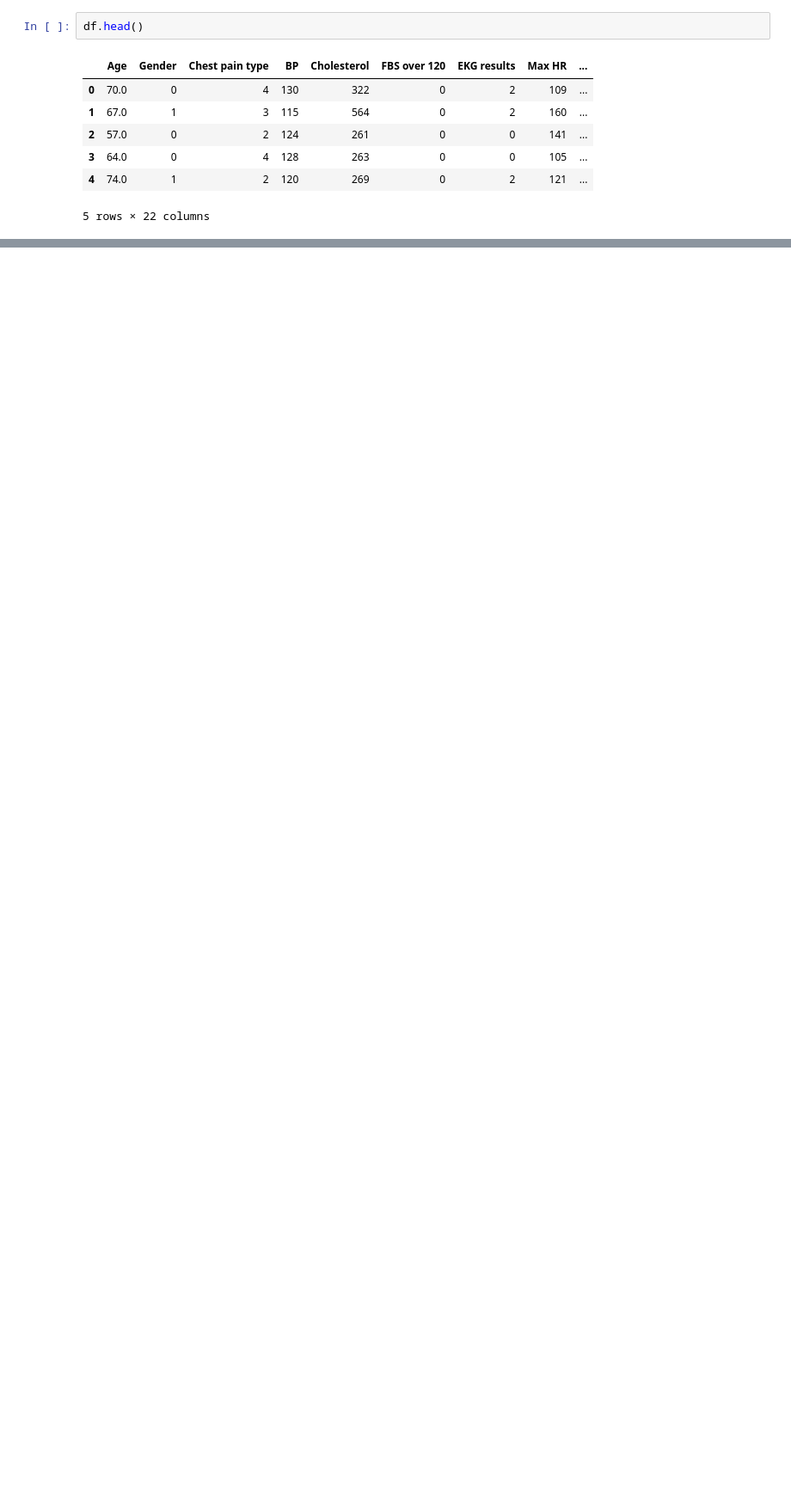
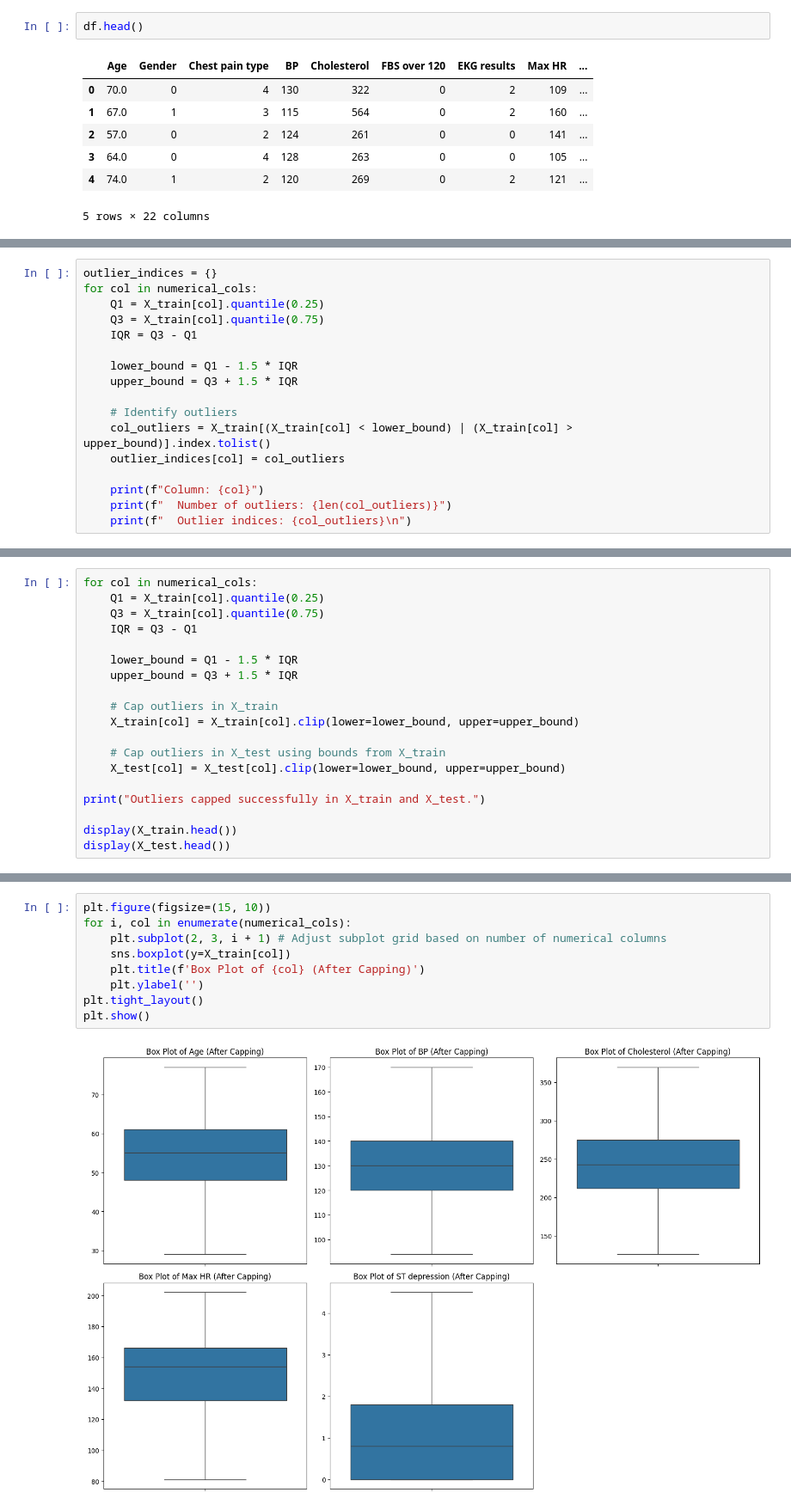
Before and after one commit to MohammedNaser28/heart-disease-prediction, a Jupyter notebook: Heart_disease.ipynb, the cells around one changed output, grey strips where cells are left out. Shown at 86% size. Drawn from its saved outputs; the diff is of its cells as text; blank space fills up the shorter version.

```diff
--- a/Heart_disease.ipynb
+++ b/Heart_disease.ipynb
@@ -290,0 +325,17 @@ df.head()
+# %%
+outlier_indices = {}
+for col in numerical_cols:
+    Q1 = X_train[col].quantile(0.25)
+    Q3 = X_train[col].quantile(0.75)
+    IQR = Q3 - Q1
+
+    lower_bound = Q1 - 1.5 * IQR
+    upper_bound = Q3 + 1.5 * IQR
+
+    # Identify outliers
+    col_outliers = X_train[(X_train[col] < lower_bound) | (X_train[col] > upper_bound)].index.tolist()
+    outlier_indices[col] = col_outliers
+
+    print(f"Column: {col}")
+    print(f"  Number of outliers: {len(col_outliers)}")
+    print(f"  Outlier indices: {col_outliers}\n")
@@ -290,0 +364,19 @@ df.head()
+# %%
+for col in numerical_cols:
+    Q1 = X_train[col].quantile(0.25)
+    Q3 = X_train[col].quantile(0.75)
+    IQR = Q3 - Q1
+
+    lower_bound = Q1 - 1.5 * IQR
+    upper_bound = Q3 + 1.5 * IQR
+
+    # Cap outliers in X_train
+    X_train[col] = X_train[col].clip(lower=lower_bound, upper=upper_bound)
+
+    # Cap outliers in X_test using bounds from X_train
+    X_test[col] = X_test[col].clip(lower=lower_bound, upper=upper_bound)
+
+print("Outliers capped successfully in X_train and X_test.")
+
+display(X_train.head())
+display(X_test.head())
@@ -290,0 +401,11 @@ df.head()
+# %%
+plt.figure(figsize=(15, 10))
+for i, col in enumerate(numerical_cols):
+    plt.subplot(2, 3, i + 1) # Adjust subplot grid based on number of numerical columns
+    sns.boxplot(y=X_train[col])
+    plt.title(f'Box Plot of {col} (After Capping)')
+    plt.ylabel('')
+plt.tight_layout()
+plt.show()
+# %% [output]
+[figure, added]
```
Also changed, not shown: parts of 16 cells of this notebook, 1 other file.
